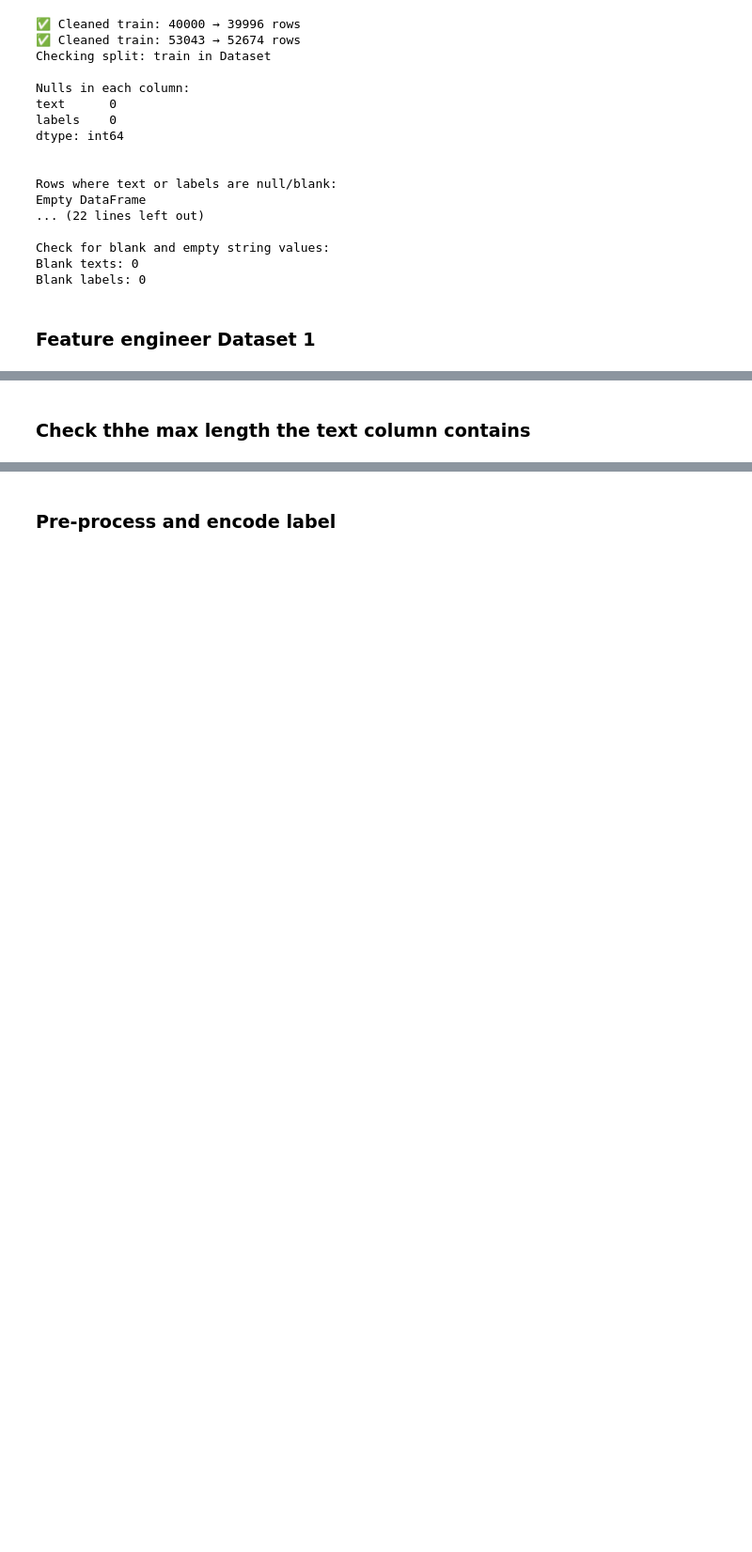
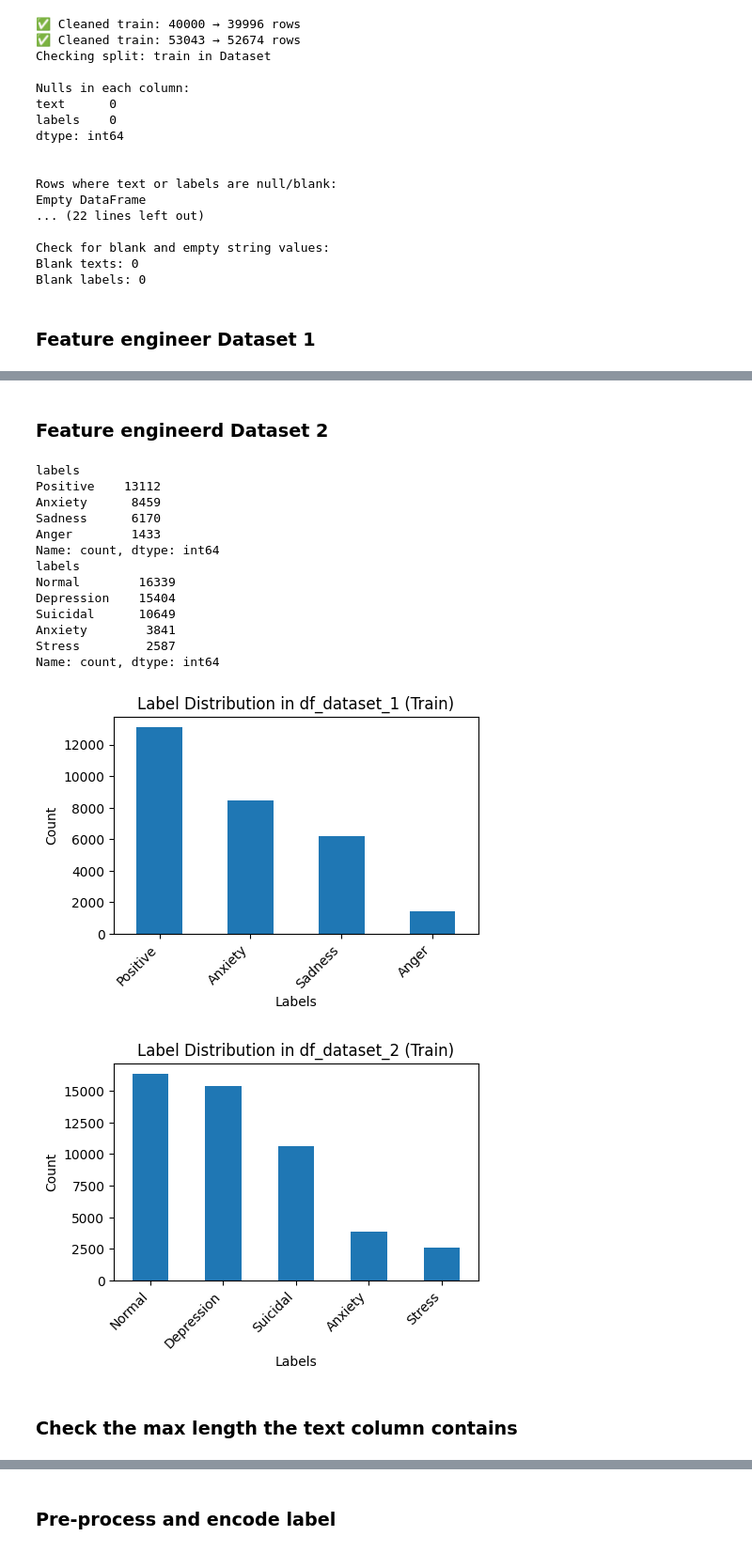
Before and after one commit to majiinB/Heron-wellnest-ml-model, a Jupyter notebook: notebooks/nlp/xlm-roberta.ipynb, the cells around one changed output, grey strips where cells are left out. Shown at 94% size. Drawn from its saved outputs; the diff is of its cells as text; code cells hidden in the pictures; blank space fills up the shorter version.

```diff
--- a/notebooks/nlp/xlm-roberta.ipynb
+++ b/notebooks/nlp/xlm-roberta.ipynb
@@ -389,5 +405,31 @@ empty          826
+# %% [markdown]
+### Feature engineerd Dataset 2
+# %%
+# Based on the graphs above i don't want "Bipolar", "Personality disorder"
+unwanted_labels_2 = ["Bipolar", "Personality disorder"]
+dataset_2_specialize["train"] = dataset_2_specialize["train"].filter(
+    lambda example: example["labels"] not in unwanted_labels_2
+)
+
+label_visualization()
+# %% [output]
+labels
+Positive    13112
+Anxiety      8459
+Sadness      6170
+Anger        1433
+Name: count, dtype: int64
+labels
+Normal        16339
+Depression    15404
+Suicidal      10649
+Anxiety        3841
+Stress         2587
+Name: count, dtype: int64
+[figure, added]
+[figure, added]
 # %% [markdown]
-### Check thhe max length the text column contains
+### Check the max length the text column contains
 # %%
 def get_min_max_len(example):
   lengths = example["train"].to_pandas()['text'].str.len()
```
Also changed, not shown: parts of 20 cells of this notebook, 1 other file.
